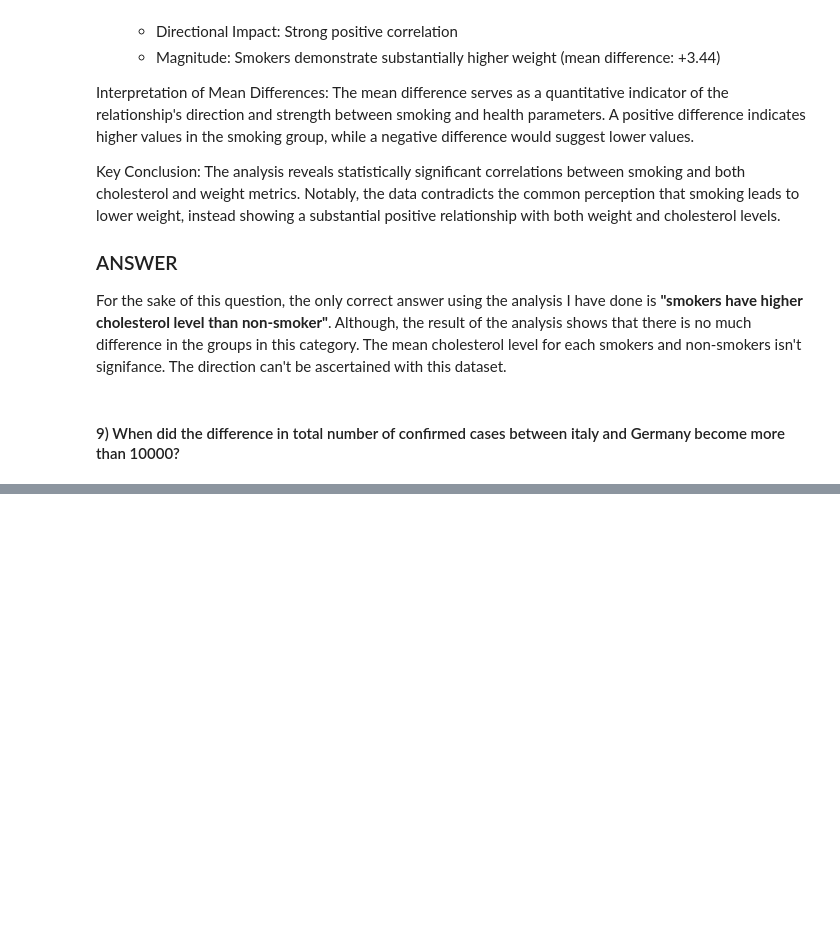
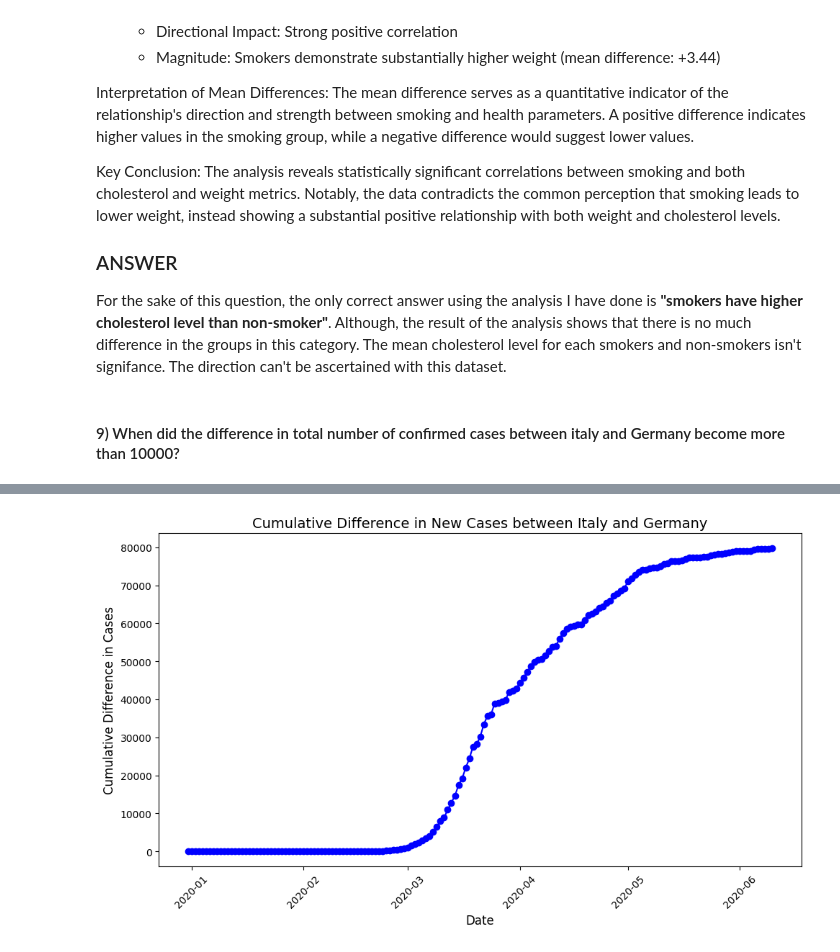
Before and after one commit to Echooed/cardio_cov, a Jupyter notebook: notebooks/cardio_cov_data_cleaning_new.ipynb, the cells around one changed output, grey strips where cells are left out. Drawn from its saved outputs; the diff is of its cells as text; code cells hidden in the pictures; blank space fills up the shorter version.

```diff
--- a/notebooks/cardio_cov_data_cleaning_new.ipynb
+++ b/notebooks/cardio_cov_data_cleaning_new.ipynb
@@ -1023,0 +1090,18 @@ NameError: name 'german' is not defined
+# %%
+# Plot the date vs cumulative difference
+plt.figure(figsize=(10, 6))
+plt.plot(italy_germany_data['date'], italy_germany_data['cum_diff'], marker='o', color='b', linestyle='-', label='Cumulative Difference')
+
+# Add labels and title
+plt.xlabel('Date', fontsize=12)
+plt.ylabel('Cumulative Difference in Cases', fontsize=12)
+plt.title('Cumulative Difference in New Cases between Italy and Germany', fontsize=14)
+
+# Rotate the x-axis labels for better readability
+plt.xticks(rotation=45)
+
+# Show the plot
+plt.tight_layout()
+plt.show()
+# %% [output]
+[figure, added]
```
Also changed, not shown: parts of 8 cells of this notebook.
